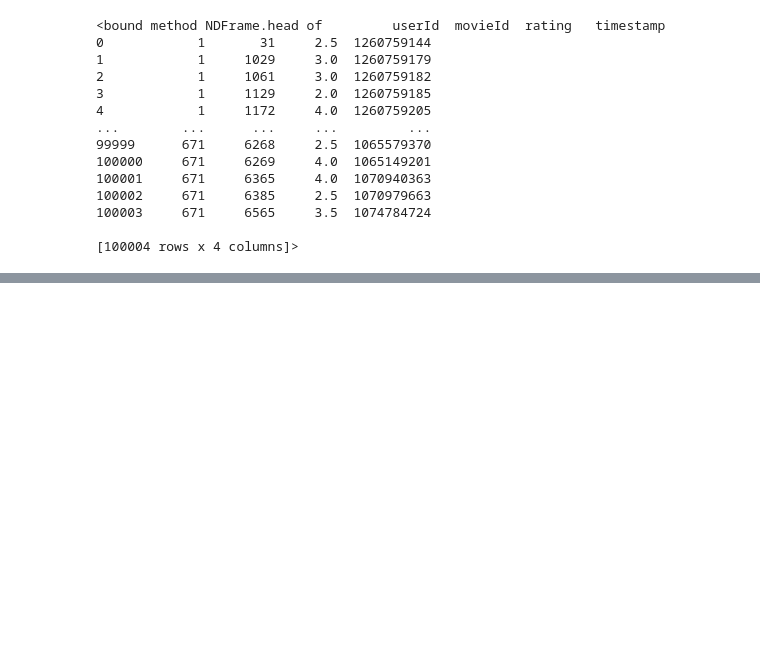
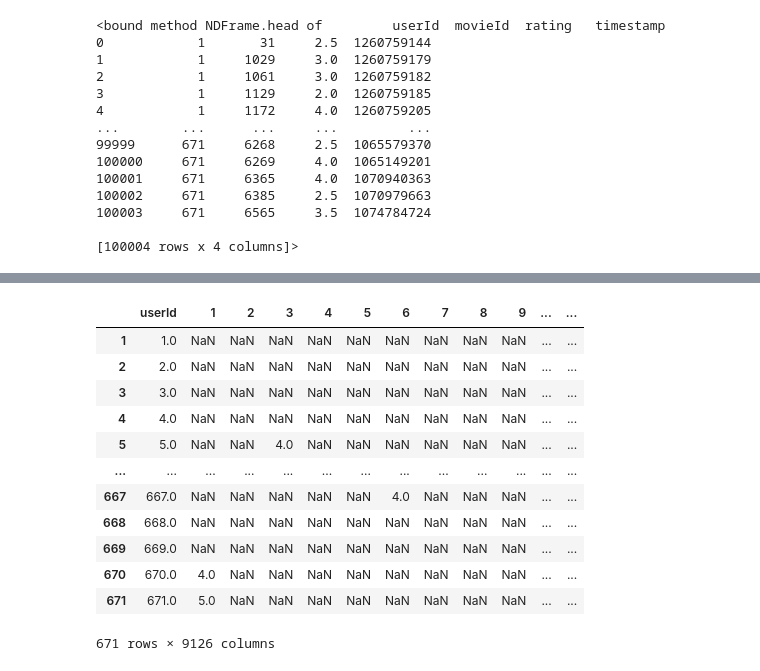
Before and after one commit to ElenaVillano/sistemas_recomendacion, a Jupyter notebook: Proyecto_Final_Equipo_7.ipynb, the cells around one changed output, grey strips where cells are left out. Drawn from its saved outputs; the diff is of its cells as text; code cells hidden in the pictures; blank space fills up the shorter version.

```diff
--- a/Proyecto_Final_Equipo_7.ipynb
+++ b/Proyecto_Final_Equipo_7.ipynb
@@ -159,0 +285,17 @@ credits.head
+# %%
+y_ia = y_ia[pd.notnull(y_ia['userId'])]
+y_ia
+# %% [output]
+|  | userId | 1 | 2 | 3 | 4 | 5 | 6 | 7 | 8 | 9 | ... | ... |
+| 1 | 1.0 | NaN | NaN | NaN | NaN | NaN | NaN | NaN | NaN | NaN | ... | ... |
+| 2 | 2.0 | NaN | NaN | NaN | NaN | NaN | NaN | NaN | NaN | NaN | ... | ... |
+| 3 | 3.0 | NaN | NaN | NaN | NaN | NaN | NaN | NaN | NaN | NaN | ... | ... |
+| 4 | 4.0 | NaN | NaN | NaN | NaN | NaN | NaN | NaN | NaN | NaN | ... | ... |
+| 5 | 5.0 | NaN | NaN | 4.0 | NaN | NaN | NaN | NaN | NaN | NaN | ... | ... |
+| ... | ... | ... | ... | ... | ... | ... | ... | ... | ... | ... | ... | ... |
+| 667 | 667.0 | NaN | NaN | NaN | NaN | NaN | 4.0 | NaN | NaN | NaN | ... | ... |
+| 668 | 668.0 | NaN | NaN | NaN | NaN | NaN | NaN | NaN | NaN | NaN | ... | ... |
+| 669 | 669.0 | NaN | NaN | NaN | NaN | NaN | NaN | NaN | NaN | NaN | ... | ... |
+| 670 | 670.0 | 4.0 | NaN | NaN | NaN | NaN | NaN | NaN | NaN | NaN | ... | ... |
+| 671 | 671.0 | 5.0 | NaN | NaN | NaN | NaN | NaN | NaN | NaN | NaN | ... | ... |
+671 rows × 9126 columns
```
Also changed, not shown: parts of 21 cells of this notebook.
